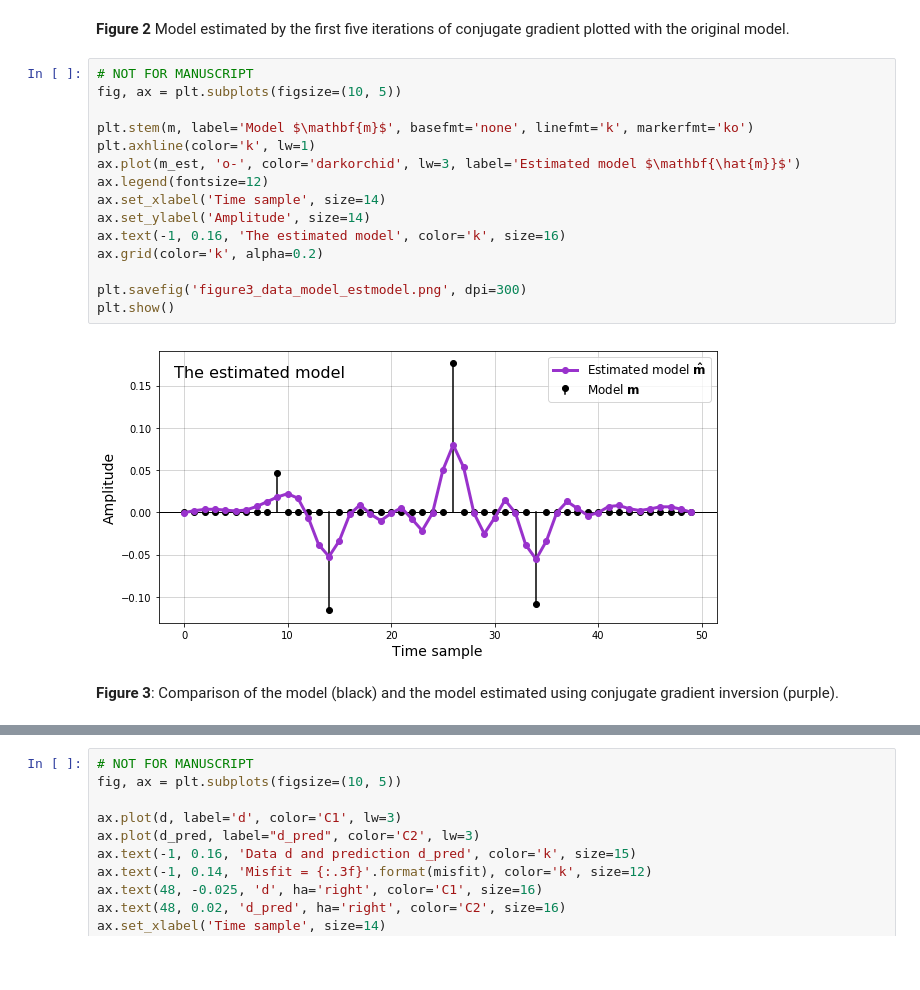
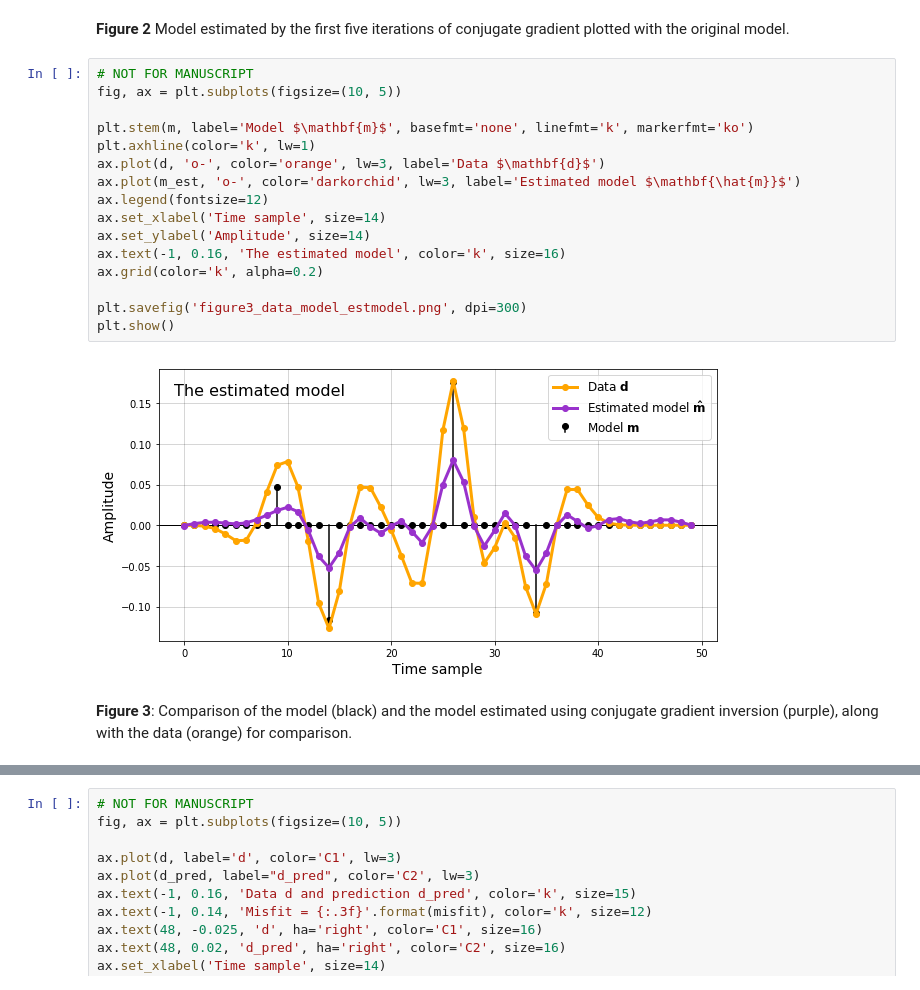
Before and after one commit to seg/tutorials-2018, a Jupyter notebook: 1804_Conjugate_gradient_inversion/conjugate_gradient_MS.ipynb, the cells around one changed output, grey strips where cells are left out. Drawn from its saved outputs; the diff is of its cells as text; blank space fills up the shorter version.

```diff
--- a/1804_Conjugate_gradient_inversion/conjugate_gradient_MS.ipynb
+++ b/1804_Conjugate_gradient_inversion/conjugate_gradient_MS.ipynb
@@ -316,22 +316,23 @@ plt.show()
 # %%
 # NOT FOR MANUSCRIPT
 fig, ax = plt.subplots(figsize=(10, 5))
 
 plt.stem(m, label='Model $\mathbf{m}$', basefmt='none', linefmt='k', markerfmt='ko')
 plt.axhline(color='k', lw=1)
+ax.plot(d, 'o-', color='orange', lw=3, label='Data $\mathbf{d}$')
 ax.plot(m_est, 'o-', color='darkorchid', lw=3, label='Estimated model $\mathbf{\hat{m}}$')
 ax.legend(fontsize=12)
 ax.set_xlabel('Time sample', size=14)
 ax.set_ylabel('Amplitude', size=14)
 ax.text(-1, 0.16, 'The estimated model', color='k', size=16)
 ax.grid(color='k', alpha=0.2)
 
 plt.savefig('figure3_data_model_estmodel.png', dpi=300)
 plt.show()
 # %% [output]
-[figure, old version]
+[figure, new version]
 # %% [markdown]
-__Figure 3__: Comparison of the model (black) and the model estimated using conjugate gradient inversion (purple).
+__Figure 3__: Comparison of the model (black) and the model estimated using conjugate gradient inversion (purple), along with the data (orange) for comparison.
 # %%
 # NOT FOR MANUSCRIPT
 
```
Also changed, not shown: parts of 4 cells of this notebook, 1 other file.
